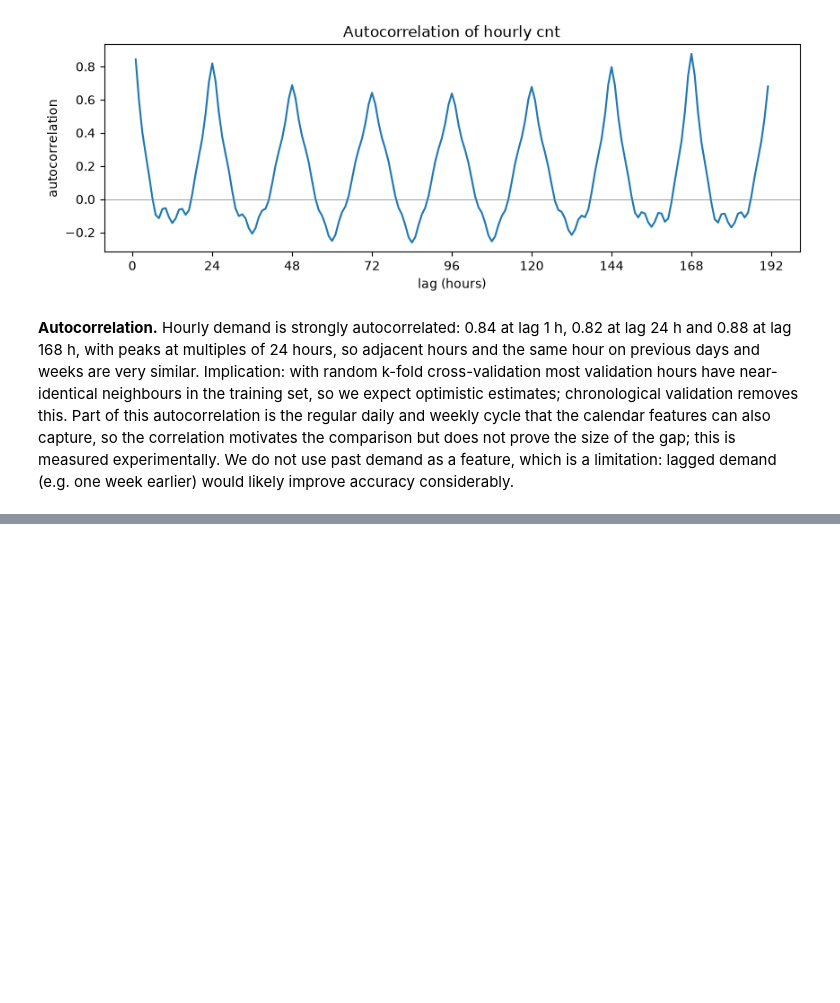
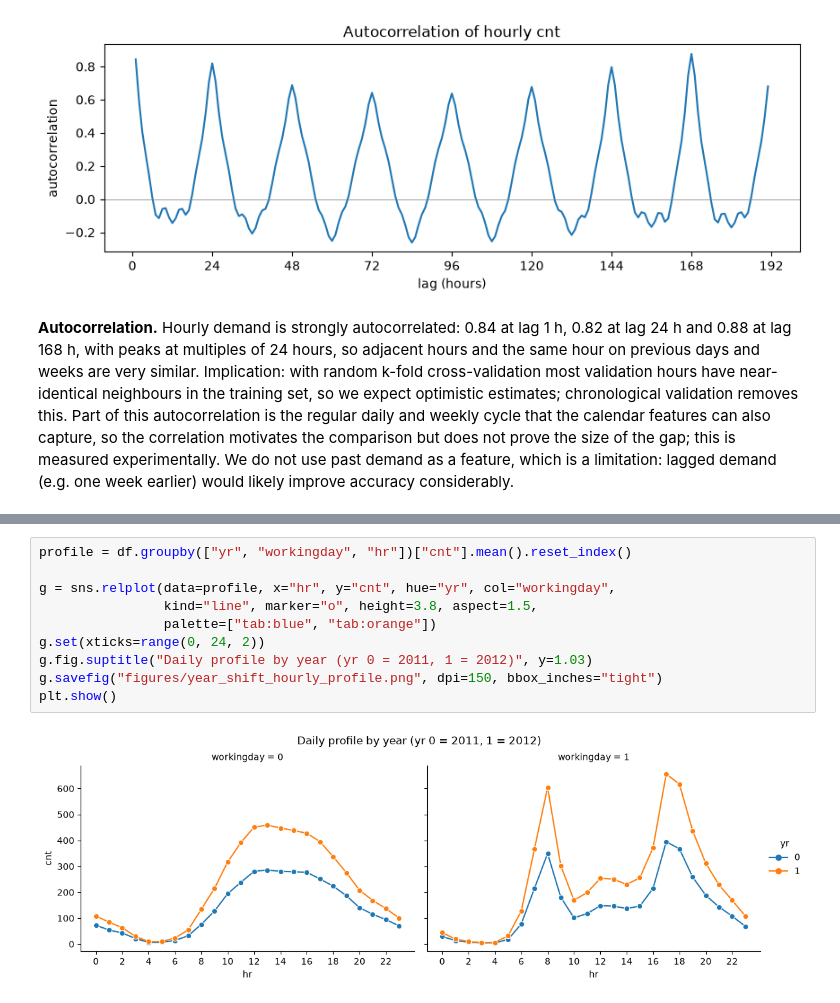
Before and after one commit to gghgfttd/ml-2026-MiniProject, a Jupyter notebook: 01_eda.ipynb, the cells around one changed output, grey strips where cells are left out. Saved outputs shown, nothing was run; the diff lists cells and outputs as text; blank space fills up the shorter version.

```diff
--- a/01_eda.ipynb
+++ b/01_eda.ipynb
@@ -416,0 +544,12 @@ one week earlier) would likely improve accuracy considerably.
+# %%
+profile = df.groupby(["yr", "workingday", "hr"])["cnt"].mean().reset_index()
+
+g = sns.relplot(data=profile, x="hr", y="cnt", hue="yr", col="workingday",
+                kind="line", marker="o", height=3.8, aspect=1.5,
+                palette=["tab:blue", "tab:orange"])
+g.set(xticks=range(0, 24, 2))
+g.fig.suptitle("Daily profile by year (yr 0 = 2011, 1 = 2012)", y=1.03)
+g.savefig("figures/year_shift_hourly_profile.png", dpi=150, bbox_inches="tight")
+plt.show()
+# %% [output]
+[figure, added]
```
Also changed, not shown: parts of 14 cells of this notebook.
